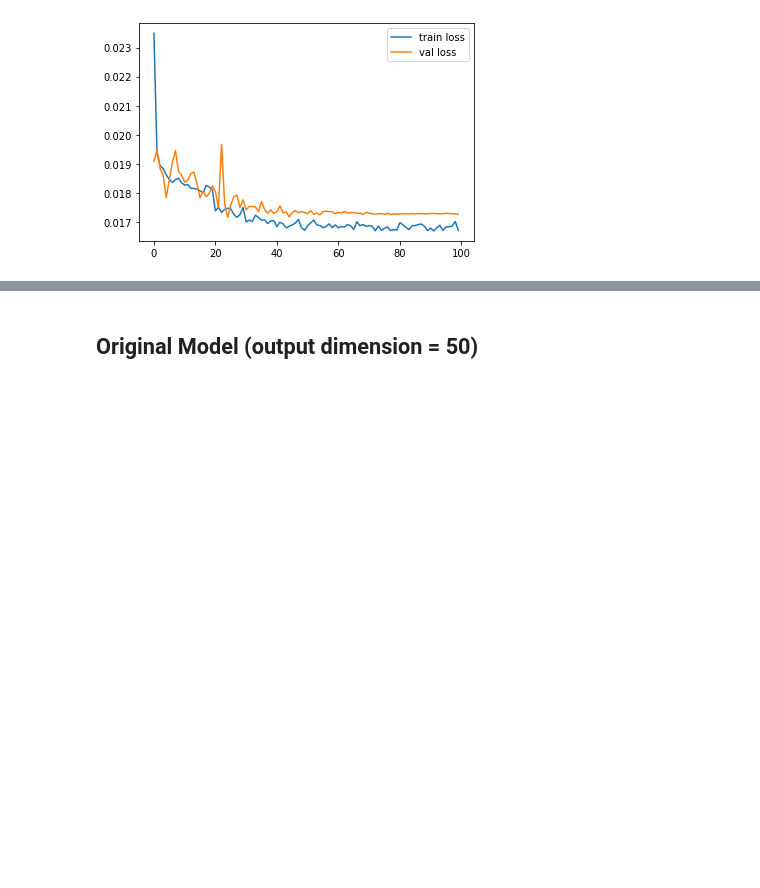
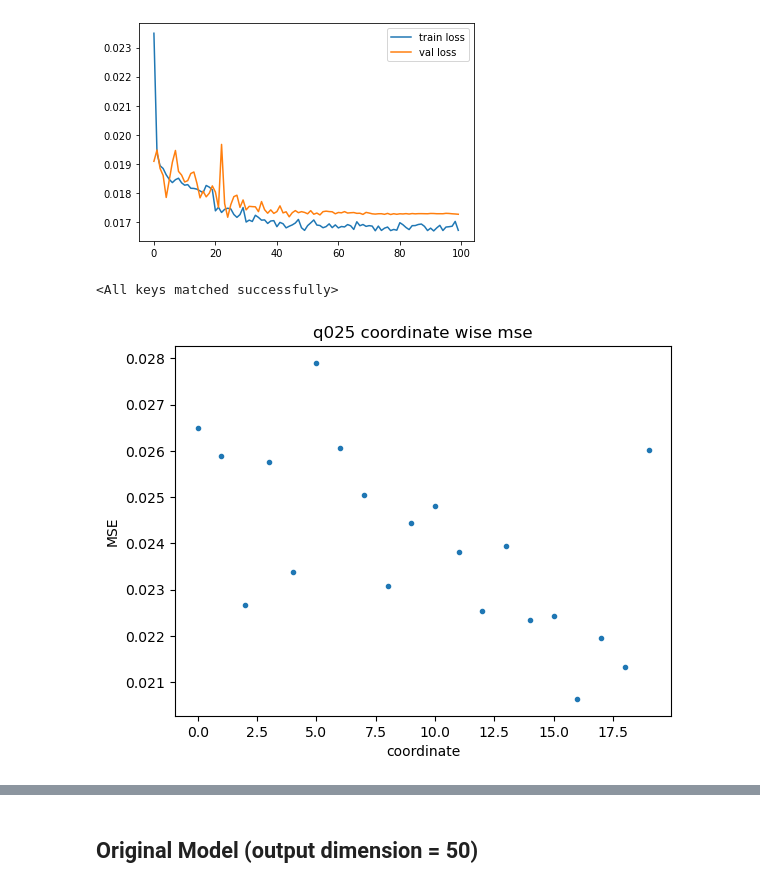
Before and after one commit to glory-99/simulation-based-inference, a Jupyter notebook: week12 (remote).ipynb, the cells around one changed output, grey strips where cells are left out. Saved outputs shown, nothing was run; the diff lists cells and outputs as text; code cells hidden in the pictures; blank space fills up the shorter version.

```diff
--- a/week12 (remote).ipynb
+++ b/week12 (remote).ipynb
@@ -438,3 +453,6 @@ Y_test_normalized = (Y_test - mean) / std
+# %%
+true_q025 = np.load('./data/gs_p500_s20_q025.npy')
+true_q975 = np.load('./data/gs_p500_s20_q975.npy')
 # %%
 s = (1, 20)
 md_q025_1_20 = MLP_variant(p, 20, [1024, 1024], 'leakyrelu').to(device)
@@ -552,3 +570,28 @@ Epoch: 100
 Train loss: 0.01672
 Val loss: 0.01727
 [figure]
+# %%
+md_q025_1_20 = MLP_variant(p, 20, [1024, 1024], 'leakyrelu').to(device)
+md_q975_1_20 = MLP_variant(p, 20, [1024, 1024], 'leakyrelu').to(device)
+md_q025_1 = MLP_variant(p, 1, [1024, 1024], 'leakyrelu').to(device)
+md_q975_1 = MLP_variant(p, 1, [1024, 1024], 'leakyrelu').to(device)
+md_q025_1_20.load_state_dict(torch.load('./model/p500_s20_q025.pt'))
+md_q975_1_20.load_state_dict(torch.load('./model/p500_s20_q975.pt'))
+md_q025_1.load_state_dict(torch.load('./model/p500_s1_q025.pt'))
+md_q975_1.load_state_dict(torch.load('./model/p500_s1_q975.pt'))
+# %% [output]
+<All keys matched successfully>
+# %%
+pred_q025 = predict(md_q025_1_20, Y_test_normalized)
+pred_q975 = predict(md_q975_1_20, Y_test_normalized)
+# %%
+mse_q025 = np.mean((true_q025 - pred_q025[:10000,:20])**2, 0)
+mse_q975 = np.mean((true_q975 - pred_q975[:10000,:20])**2, 0)
+# %%
+plt.plot(mse_q025,'.')
+plt.xlabel('coordinate')
+plt.ylabel('MSE')
+plt.title('q025 coordinate wise mse')
+plt.show()
+# %% [output]
+[figure, added]
```
Also changed, not shown: parts of 6 cells of this notebook, 3 other files.
